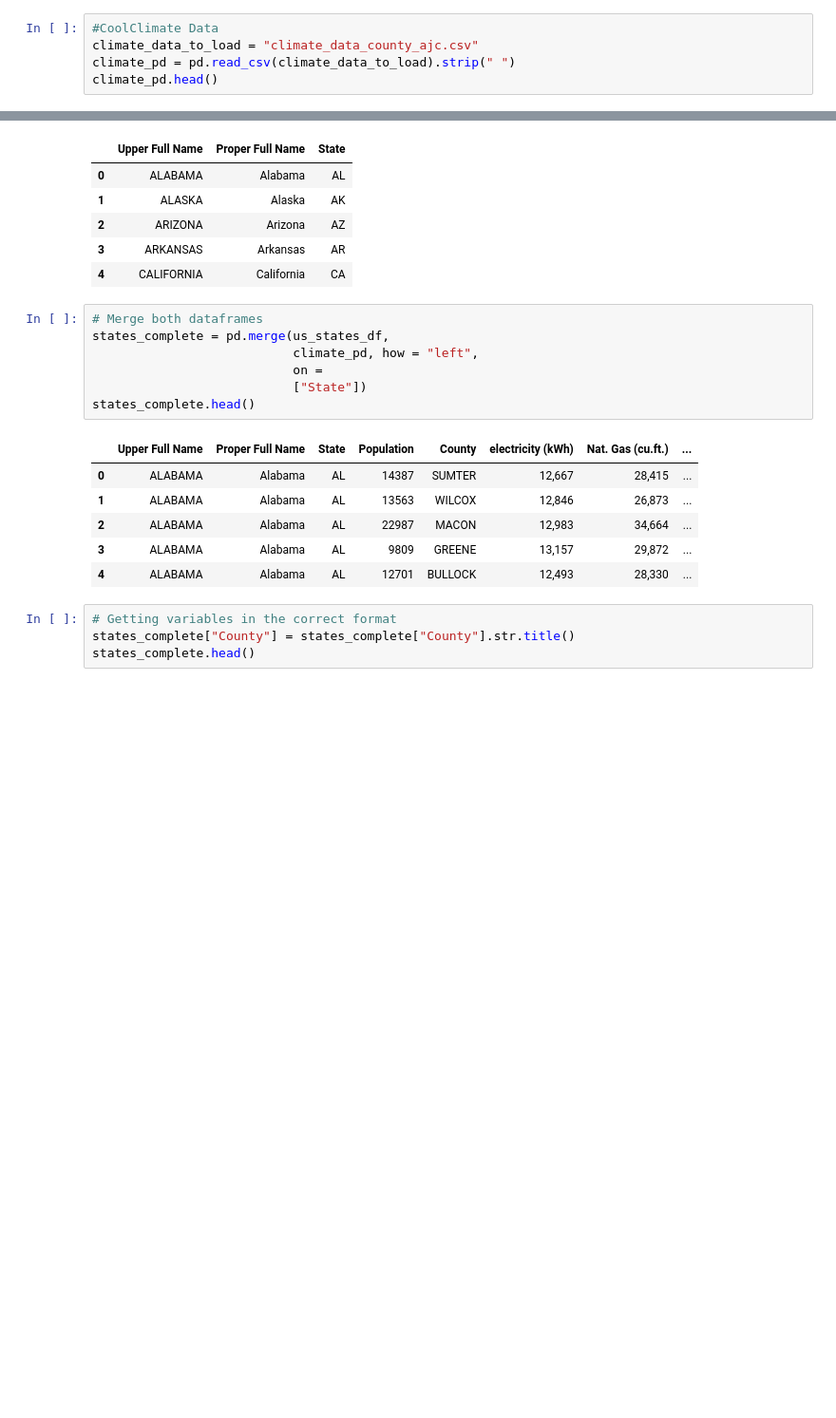
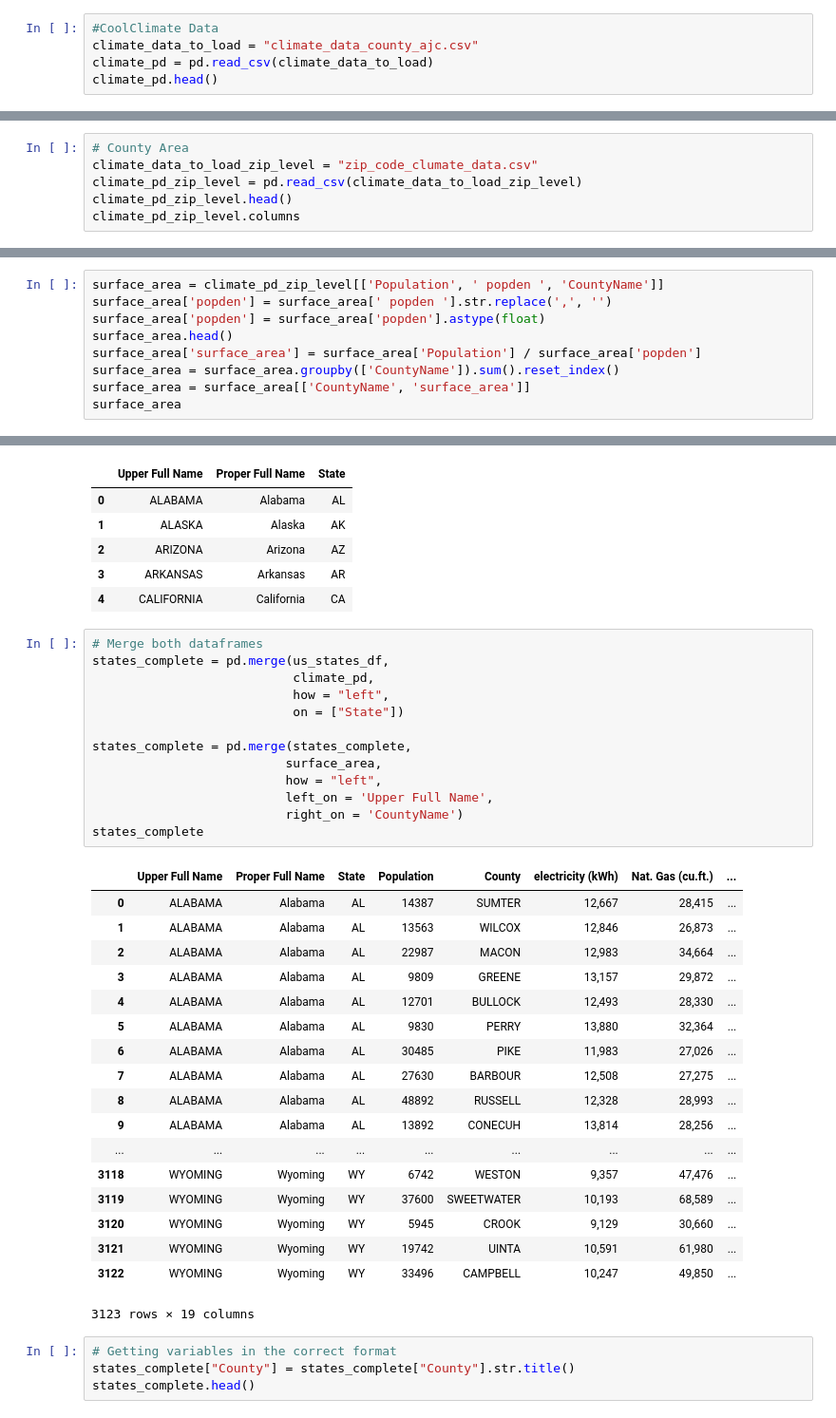
Before and after one commit to deibidl/project1, a Jupyter notebook: Main_Script_P1.ipynb, the cells around one changed output, grey strips where cells are left out. Shown: that part at 95% size. Saved outputs shown, nothing was run; the diff lists cells and outputs as text; blank space fills up the shorter version.

```diff
--- a/Main_Script_P1.ipynb
+++ b/Main_Script_P1.ipynb
@@ -105,6 +107,6 @@ census_pd.head()
 # %%
 #CoolClimate Data
 climate_data_to_load = "climate_data_county_ajc.csv"
-climate_pd = pd.read_csv(climate_data_to_load).strip(" ")
+climate_pd = pd.read_csv(climate_data_to_load)
 climate_pd.head()
 # %% [output]
@@ -111,0 +120,6 @@ AttributeError: 'DataFrame' object has no attribute 'strip'
+# %%
+# County Area
+climate_data_to_load_zip_level = "zip_code_clumate_data.csv"
+climate_pd_zip_level = pd.read_csv(climate_data_to_load_zip_level)
+climate_pd_zip_level.head()
+climate_pd_zip_level.columns
@@ -111,0 +141,9 @@ AttributeError: 'DataFrame' object has no attribute 'strip'
+# %%
+surface_area = climate_pd_zip_level[['Population', ' popden ', 'CountyName']]
+surface_area['popden'] = surface_area[' popden '].str.replace(',', '')
+surface_area['popden'] = surface_area['popden'].astype(float)
+surface_area.head()
+surface_area['surface_area'] = surface_area['Population'] / surface_area['popden']
+surface_area = surface_area.groupby(['CountyName']).sum().reset_index()
+surface_area = surface_area[['CountyName', 'surface_area']]
+surface_area
@@ -130,17 +202,35 @@ us_states_df.head()
 # %%
 # Merge both dataframes
 states_complete = pd.merge(us_states_df,
-                           climate_pd, how = "left",
-                           on =
-                           ["State"])
-states_complete.head()
+                           climate_pd,
+                           how = "left",
+                           on = ["State"])
+
+states_complete = pd.merge(states_complete,
+                          surface_area,
+                          how = "left",
+                          left_on = 'Upper Full Name',
+                          right_on = 'CountyName')
+states_complete
 # %% [output]
 |  | Upper Full Name | Proper Full Name | State | Population | County | electricity (kWh) | Nat. Gas (cu.ft.) | ... |
 | 0 | ALABAMA | Alabama | AL | 14387 | SUMTER | 12,667 | 28,415 | ... |
 | 1 | ALABAMA | Alabama | AL | 13563 | WILCOX | 12,846 | 26,873 | ... |
 | 2 | ALABAMA | Alabama | AL | 22987 | MACON | 12,983 | 34,664 | ... |
 | 3 | ALABAMA | Alabama | AL | 9809 | GREENE | 13,157 | 29,872 | ... |
 | 4 | ALABAMA | Alabama | AL | 12701 | BULLOCK | 12,493 | 28,330 | ... |
+| 5 | ALABAMA | Alabama | AL | 9830 | PERRY | 13,880 | 32,364 | ... |
+| 6 | ALABAMA | Alabama | AL | 30485 | PIKE | 11,983 | 27,026 | ... |
+| 7 | ALABAMA | Alabama | AL | 27630 | BARBOUR | 12,508 | 27,275 | ... |
+| 8 | ALABAMA | Alabama | AL | 48892 | RUSSELL | 12,328 | 28,993 | ... |
+| 9 | ALABAMA | Alabama | AL | 13892 | CONECUH | 13,814 | 28,256 | ... |
+| ... | ... | ... | ... | ... | ... | ... | ... | ... |
+| 3118 | WYOMING | Wyoming | WY | 6742 | WESTON | 9,357 | 47,476 | ... |
+| 3119 | WYOMING | Wyoming | WY | 37600 | SWEETWATER | 10,193 | 68,589 | ... |
+| 3120 | WYOMING | Wyoming | WY | 5945 | CROOK | 9,129 | 30,660 | ... |
+| 3121 | WYOMING | Wyoming | WY | 19742 | UINTA | 10,591 | 61,980 | ... |
+| 3122 | WYOMING | Wyoming | WY | 33496 | CAMPBELL | 10,247 | 49,850 | ... |
+3123 rows × 19 columns
 # %%
 # Getting variables in the correct format
 states_complete["County"] = states_complete["County"].str.title()
```
Also changed, not shown: parts of 9 cells of this notebook, 1 other file.
